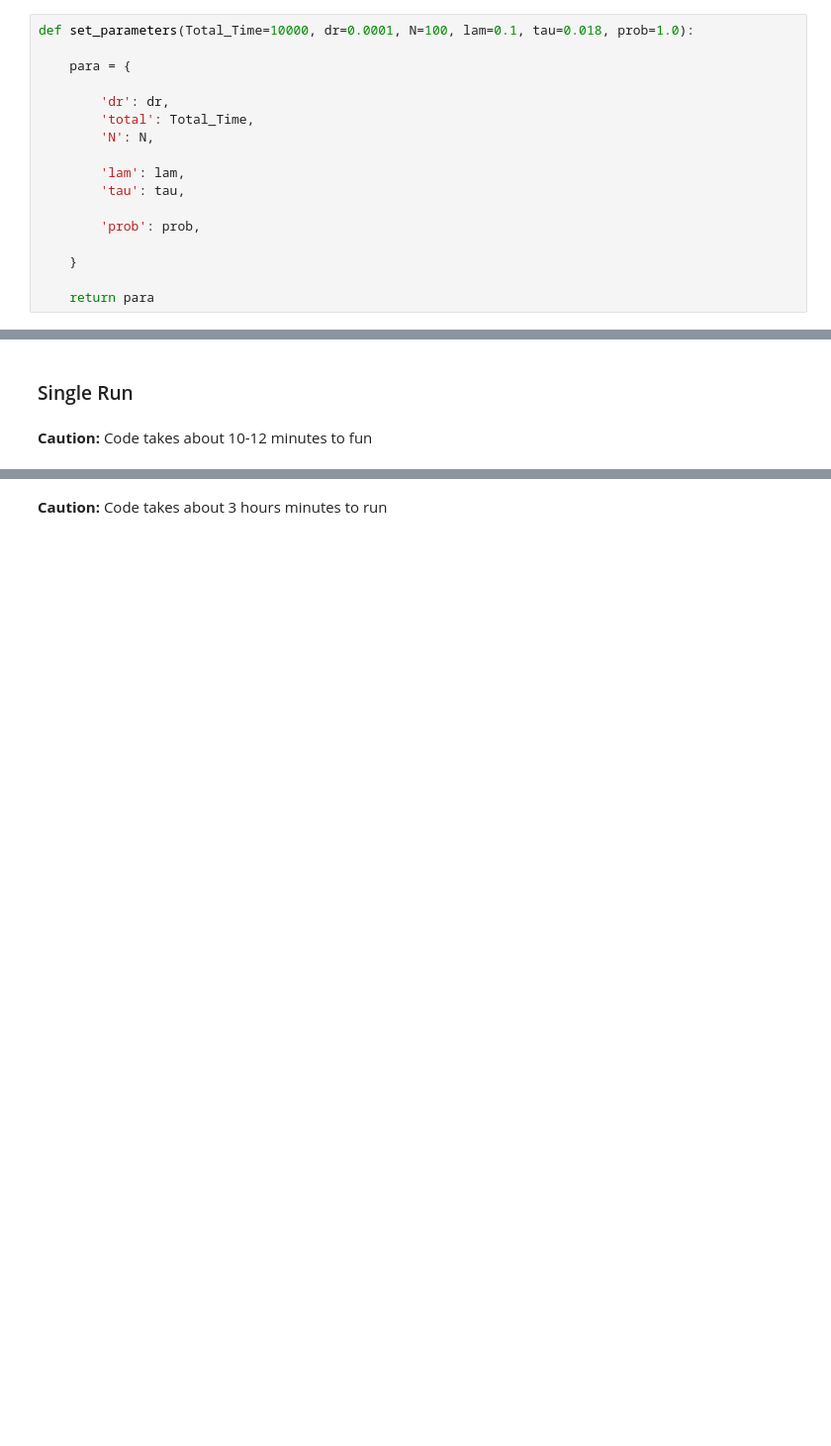
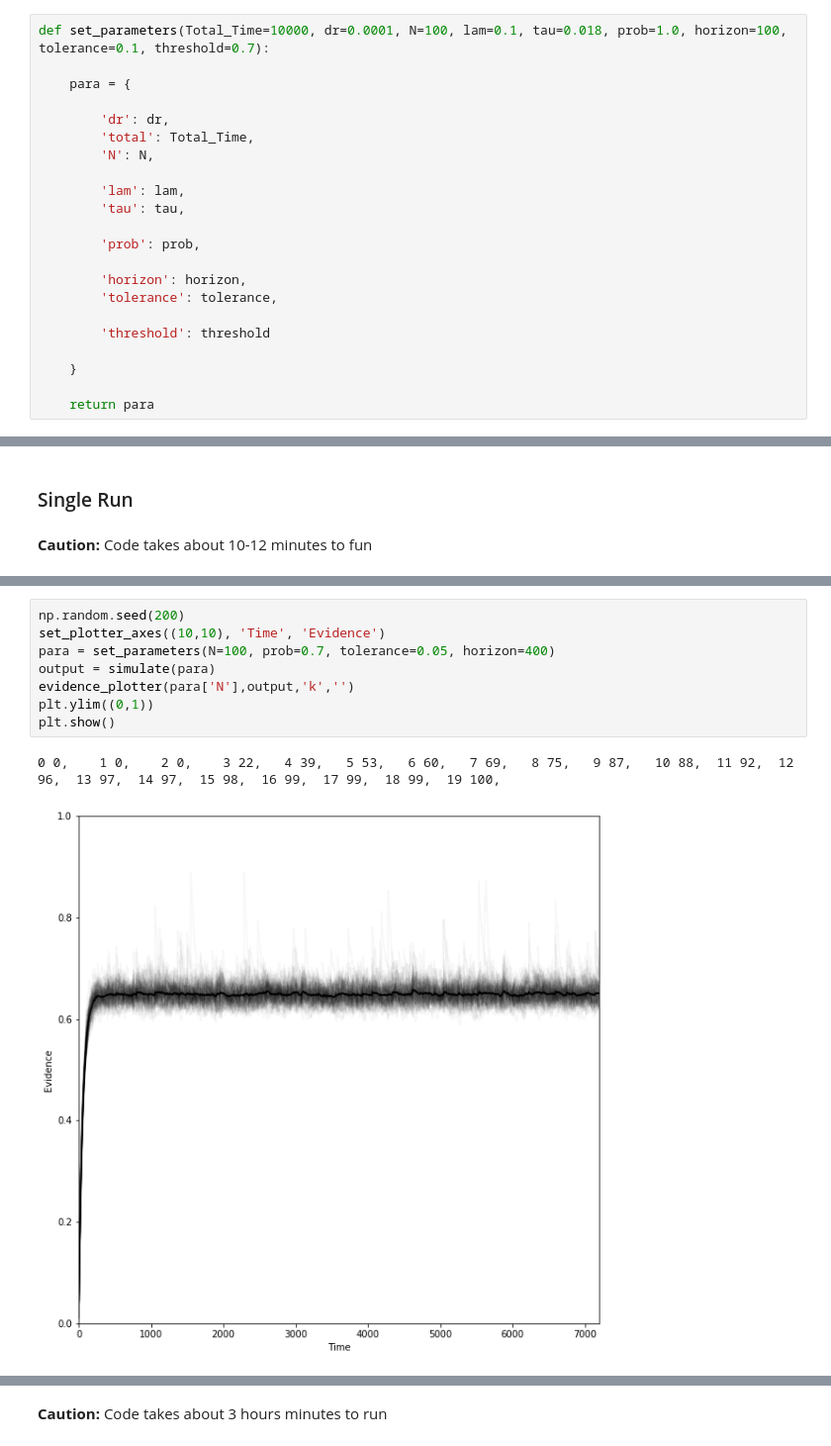
Before and after one commit to arindamsaha1507/QuorumSensing, a Jupyter notebook: Quorum_Unary.ipynb, the cells around one changed output, grey strips where cells are left out. Shown at 99% size. Drawn from its saved outputs; the diff is of its cells as text; blank space fills up the shorter version.

```diff
--- a/Quorum_Unary.ipynb
+++ b/Quorum_Unary.ipynb
@@ -146,7 +146,7 @@ def normalization(NP, λ, τ):
 # %% [markdown]
 The system parameters include total simulation time `Total_Time`, movement step size `dr`, number of agents `N`, $\lambda$ `lam`, $\tau$ `tau` and probability of being true `prob`.
 # %%
-def set_parameters(Total_Time=10000, dr=0.0001, N=100, lam=0.1, tau=0.018, prob=1.0):
+def set_parameters(Total_Time=10000, dr=0.0001, N=100, lam=0.1, tau=0.018, prob=1.0, horizon=100, tolerance=0.1, threshold=0.7):
 
     para = {
 
@@ -159,6 +159,11 @@ def set_parameters(Total_Time=10000, dr=0.0001, N=100, lam=0.1, tau=0.018, prob=
 
         'prob': prob,
 
+        'horizon': horizon,
+        'tolerance': tolerance,
+
+        'threshold': threshold
+
     }
 
     return para
@@ -241,0 +282,11 @@ plt.show()
+# %%
+np.random.seed(200)
+set_plotter_axes((10,10), 'Time', 'Evidence')
+para = set_parameters(N=100, prob=0.7, tolerance=0.05, horizon=400)
+output = simulate(para)
+evidence_plotter(para['N'],output,'k','')
+plt.ylim((0,1))
+plt.show()
+# %% [output]
+0 0,    1 0,    2 0,    3 22,   4 39,   5 53,   6 60,   7 69,   8 75,   9 87,   10 88,  11 92,  12 96,  13 97,  14 97,  15 98,  16 99,  17 99,  18 99,  19 100,
+[figure, added]
```
Also changed, not shown: parts of 11 cells of this notebook.
